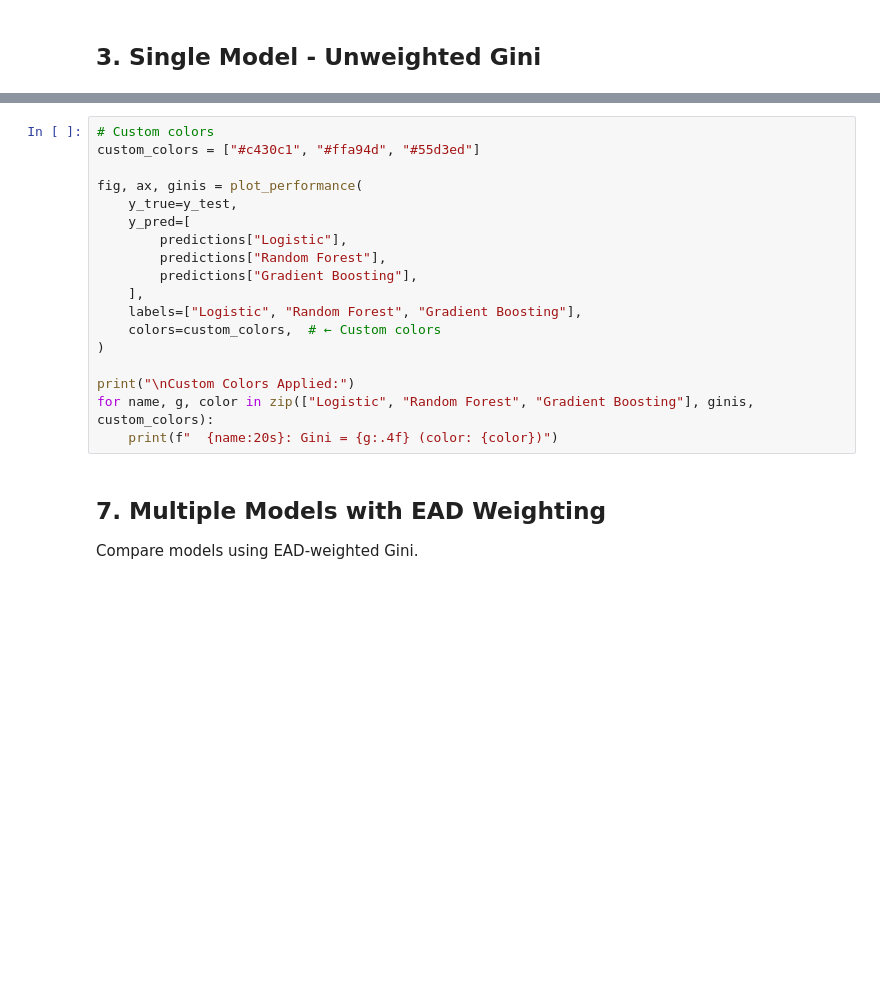
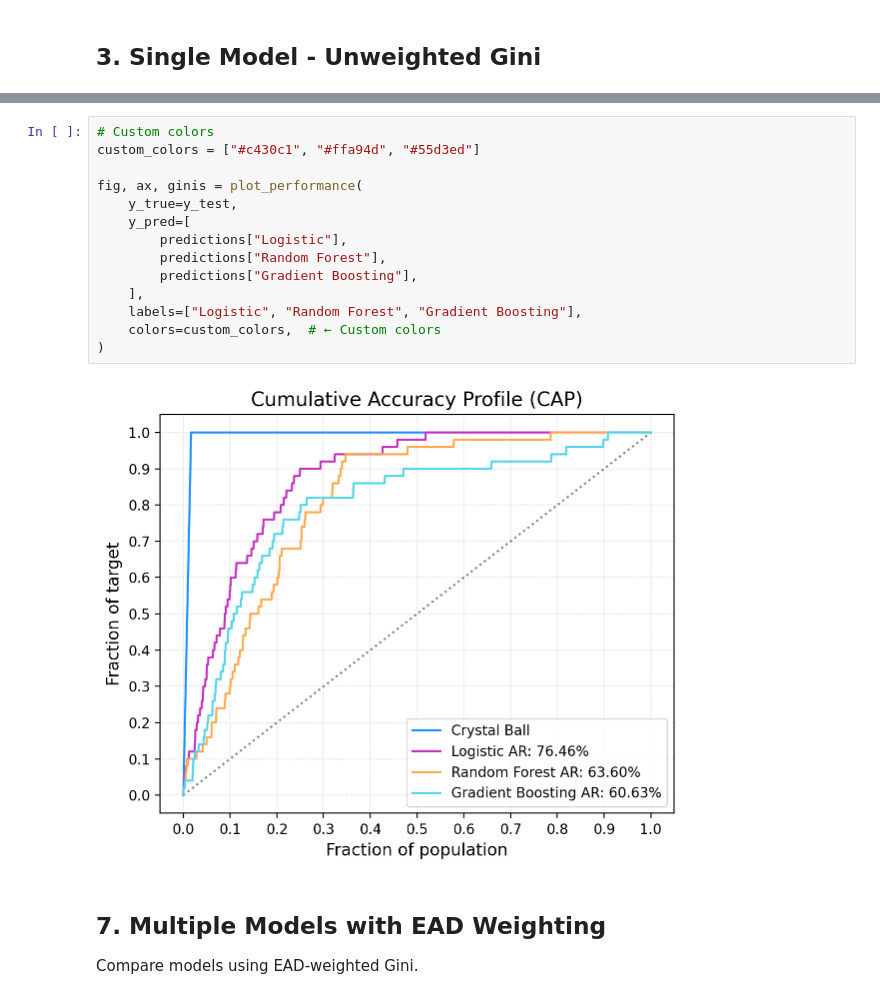
Before and after one commit to xRiskLab/fastwoe, a Jupyter notebook: examples/fastwoe_cap_curve.ipynb, the cells around one changed output, grey strips where cells are left out. Cells and saved outputs as stored; diff of their text form; blank space fills up the shorter version.

```diff
--- a/examples/fastwoe_cap_curve.ipynb
+++ b/examples/fastwoe_cap_curve.ipynb
@@ -117,21 +132,19 @@ Use custom colors for your models.
 # %%
 # Custom colors
 custom_colors = ["#c430c1", "#ffa94d", "#55d3ed"]
 
 fig, ax, ginis = plot_performance(
     y_true=y_test,
     y_pred=[
         predictions["Logistic"],
         predictions["Random Forest"],
         predictions["Gradient Boosting"],
     ],
     labels=["Logistic", "Random Forest", "Gradient Boosting"],
     colors=custom_colors,  # ← Custom colors
 )
-
-print("\nCustom Colors Applied:")
-for name, g, color in zip(["Logistic", "Random Forest", "Gradient Boosting"], ginis, custom_colors):
-    print(f"  {name:20s}: Gini = {g:.4f} (color: {color})")
+# %% [output]
+[figure, added]
 # %% [markdown]
 ## 7. Multiple Models with EAD Weighting
 
```
Also changed, not shown: parts of 18 cells of this notebook, 3 other files.
